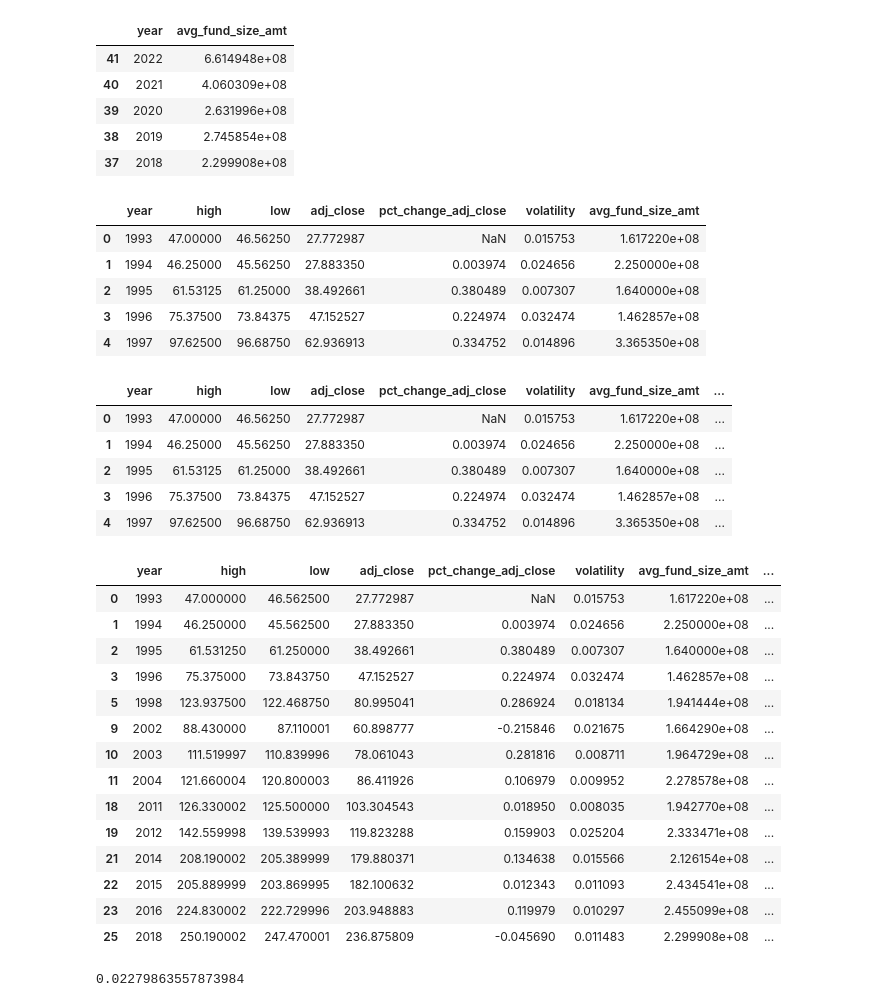
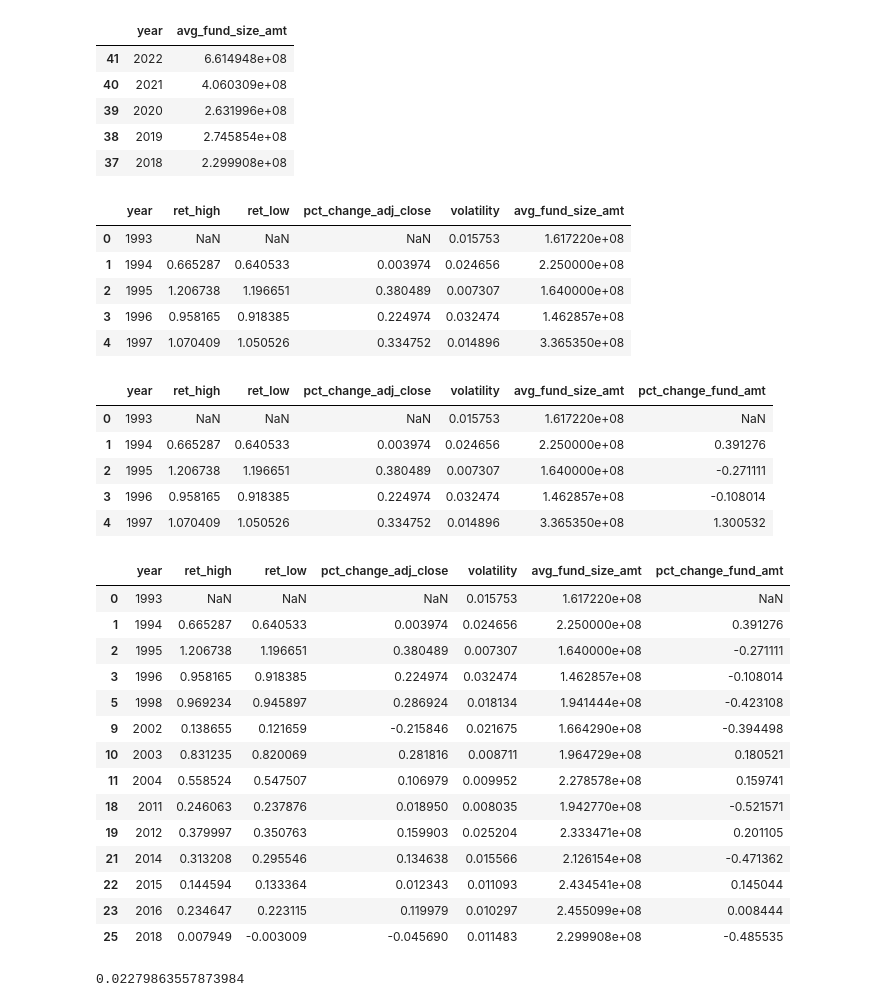
Before and after one commit to anjanaiyer/svb_practicum, a Jupyter notebook: buyouts/buyouts_sp_test.ipynb, the cells around one changed output. Cells and saved outputs as stored; diff of their text form; code cells hidden in the pictures.

```diff
--- a/buyouts/buyouts_sp_test.ipynb
+++ b/buyouts/buyouts_sp_test.ipynb
@@ -71,0 +73,18 @@ See the caveats in the documentation: https://pandas.pydata.org/pandas-docs/stab
+# %%
+ret_high = []
+ret_low = []
+
+for i in range(len(df_agg)):
+    if i != 0:
+        close = df_agg.adj_close[i - 1]
+
+        ret_high.append( (df_agg.high[i] - close) / close )
+        ret_low.append(  (df_agg.low[i] - close) / close )
+    elif i == 0:
+        ret_high.append(None)
+        ret_low.append(None)
+# %%
+df_agg['ret_high'] = ret_high
+df_agg['ret_low'] = ret_low
+
+df_agg.head()
@@ -105,0 +132,3 @@ df_agg.head()
+# %%
+df_agg.drop(['high', 'low', 'adj_close'], axis=1, inplace=True)
+df_agg.head()
@@ -547,49 +592,49 @@ df_merged4 = pd.merge(df_agg, df_hist_grouped, on='year')
 df_merged4 = df_merged4.sort_values('year')
 df_merged4.head()
 # %% [output]
-|  | year | high | low | adj_close | pct_change_adj_close | volatility | avg_fund_size_amt |
-| 0 | 1993 | 47.00000 | 46.56250 | 27.772987 | NaN | 0.015753 | 1.617220e+08 |
-| 1 | 1994 | 46.25000 | 45.56250 | 27.883350 | 0.003974 | 0.024656 | 2.250000e+08 |
-| 2 | 1995 | 61.53125 | 61.25000 | 38.492661 | 0.380489 | 0.007307 | 1.640000e+08 |
-| 3 | 1996 | 75.37500 | 73.84375 | 47.152527 | 0.224974 | 0.032474 | 1.462857e+08 |
-| 4 | 1997 | 97.62500 | 96.68750 | 62.936913 | 0.334752 | 0.014896 | 3.365350e+08 |
+|  | year | ret_high | ret_low | pct_change_adj_close | volatility | avg_fund_size_amt |
+| 0 | 1993 | NaN | NaN | NaN | 0.015753 | 1.617220e+08 |
+| 1 | 1994 | 0.665287 | 0.640533 | 0.003974 | 0.024656 | 2.250000e+08 |
+| 2 | 1995 | 1.206738 | 1.196651 | 0.380489 | 0.007307 | 1.640000e+08 |
+| 3 | 1996 | 0.958165 | 0.918385 | 0.224974 | 0.032474 | 1.462857e+08 |
+| 4 | 1997 | 1.070409 | 1.050526 | 0.334752 | 0.014896 | 3.365350e+08 |
 # %%
 ## look at percent changes in allocation of funds
 
 df_merged4['pct_change_fund_amt'] = df_merged4['avg_fund_size_amt'].pct_change()
 
-df_merged4 = df_merged4[['year', 'high', 'low', 'adj_close', 'pct_change_adj_close',
+df_merged4 = df_merged4[['year', 'ret_high', 'ret_low', 'pct_change_adj_close',
                       'volatility', 'avg_fund_size_amt', 'pct_change_fund_amt']]
 
 df_merged4.head()
 # %% [output]
-|  | year | high | low | adj_close | pct_change_adj_close | volatility | avg_fund_size_amt | ... |
-| 0 | 1993 | 47.00000 | 46.56250 | 27.772987 | NaN | 0.015753 | 1.617220e+08 | ... |
-| 1 | 1994 | 46.25000 | 45.56250 | 27.883350 | 0.003974 | 0.024656 | 2.250000e+08 | ... |
-| 2 | 1995 | 61.53125 | 61.25000 | 38.492661 | 0.380489 | 0.007307 | 1.640000e+08 | ... |
-| 3 | 1996 | 75.37500 | 73.84375 | 47.152527 | 0.224974 | 0.032474 | 1.462857e+08 | ... |
-| 4 | 1997 | 97.62500 | 96.68750 | 62.936913 | 0.334752 | 0.014896 | 3.365350e+08 | ... |
+|  | year | ret_high | ret_low | pct_change_adj_close | volatility | avg_fund_size_amt | pct_change_fund_amt |
+| 0 | 1993 | NaN | NaN | NaN | 0.015753 | 1.617220e+08 | NaN |
+| 1 | 1994 | 0.665287 | 0.640533 | 0.003974 | 0.024656 | 2.250000e+08 | 0.391276 |
+| 2 | 1995 | 1.206738 | 1.196651 | 0.380489 | 0.007307 | 1.640000e+08 | -0.271111 |
+| 3 | 1996 | 0.958165 | 0.918385 | 0.224974 | 0.032474 | 1.462857e+08 | -0.108014 |
+| 4 | 1997 | 1.070409 | 1.050526 | 0.334752 | 0.014896 | 3.365350e+08 | 1.300532 |
 # %%
 ## percent changes for emerging funds in particular
 
 df_emerging4 = df_merged4[df_merged4['avg_fund_size_amt'] <= 250000000]
 df_emerging4
 # %% [output]
-|  | year | high | low | adj_close | pct_change_adj_close | volatility | avg_fund_size_amt | ... |
-| 0 | 1993 | 47.000000 | 46.562500 | 27.772987 | NaN | 0.015753 | 1.617220e+08 | ... |
-| 1 | 1994 | 46.250000 | 45.562500 | 27.883350 | 0.003974 | 0.024656 | 2.250000e+08 | ... |
-| 2 | 1995 | 61.531250 | 61.250000 | 38.492661 | 0.380489 | 0.007307 | 1.640000e+08 | ... |
-| 3 | 1996 | 75.375000 | 73.843750 | 47.152527 | 0.224974 | 0.032474 | 1.462857e+08 | ... |
-| 5 | 1998 | 123.937500 | 122.468750 | 80.995041 | 0.286924 | 0.018134 | 1.941444e+08 | ... |
-| 9 | 2002 | 88.430000 | 87.110001 | 60.898777 | -0.215846 | 0.021675 | 1.664290e+08 | ... |
-| 10 | 2003 | 111.519997 | 110.839996 | 78.061043 | 0.281816 | 0.008711 | 1.964729e+08 | ... |
-| 11 | 2004 | 121.660004 | 120.800003 | 86.411926 | 0.106979 | 0.009952 | 2.278578e+08 | ... |
-| 18 | 2011 | 126.330002 | 125.500000 | 103.304543 | 0.018950 | 0.008035 | 1.942770e+08 | ... |
-| 19 | 2012 | 142.559998 | 139.539993 | 119.823288 | 0.159903 | 0.025204 | 2.333471e+08 | ... |
-| 21 | 2014 | 208.190002 | 205.389999 | 179.880371 | 0.134638 | 0.015566 | 2.126154e+08 | ... |
-| 22 | 2015 | 205.889999 | 203.869995 | 182.100632 | 0.012343 | 0.011093 | 2.434541e+08 | ... |
-| 23 | 2016 | 224.830002 | 222.729996 | 203.948883 | 0.119979 | 0.010297 | 2.455099e+08 | ... |
-| 25 | 2018 | 250.190002 | 247.470001 | 236.875809 | -0.045690 | 0.011483 | 2.299908e+08 | ... |
+|  | year | ret_high | ret_low | pct_change_adj_close | volatility | avg_fund_size_amt | pct_change_fund_amt |
+| 0 | 1993 | NaN | NaN | NaN | 0.015753 | 1.617220e+08 | NaN |
+| 1 | 1994 | 0.665287 | 0.640533 | 0.003974 | 0.024656 | 2.250000e+08 | 0.391276 |
+| 2 | 1995 | 1.206738 | 1.196651 | 0.380489 | 0.007307 | 1.640000e+08 | -0.271111 |
+| 3 | 1996 | 0.958165 | 0.918385 | 0.224974 | 0.032474 | 1.462857e+08 | -0.108014 |
+| 5 | 1998 | 0.969234 | 0.945897 | 0.286924 | 0.018134 | 1.941444e+08 | -0.423108 |
+| 9 | 2002 | 0.138655 | 0.121659 | -0.215846 | 0.021675 | 1.664290e+08 | -0.394498 |
+| 10 | 2003 | 0.831235 | 0.820069 | 0.281816 | 0.008711 | 1.964729e+08 | 0.180521 |
+| 11 | 2004 | 0.558524 | 0.547507 | 0.106979 | 0.009952 | 2.278578e+08 | 0.159741 |
+| 18 | 2011 | 0.246063 | 0.237876 | 0.018950 | 0.008035 | 1.942770e+08 | -0.521571 |
+| 19 | 2012 | 0.379997 | 0.350763 | 0.159903 | 0.025204 | 2.333471e+08 | 0.201105 |
+| 21 | 2014 | 0.313208 | 0.295546 | 0.134638 | 0.015566 | 2.126154e+08 | -0.471362 |
+| 22 | 2015 | 0.144594 | 0.133364 | 0.012343 | 0.011093 | 2.434541e+08 | 0.145044 |
+| 23 | 2016 | 0.234647 | 0.223115 | 0.119979 | 0.010297 | 2.455099e+08 | 0.008444 |
+| 25 | 2018 | 0.007949 | -0.003009 | -0.045690 | 0.011483 | 2.299908e+08 | -0.485535 |
 # %%
 ## correlations
 
```
Also changed, not shown: parts of 63 cells of this notebook.
